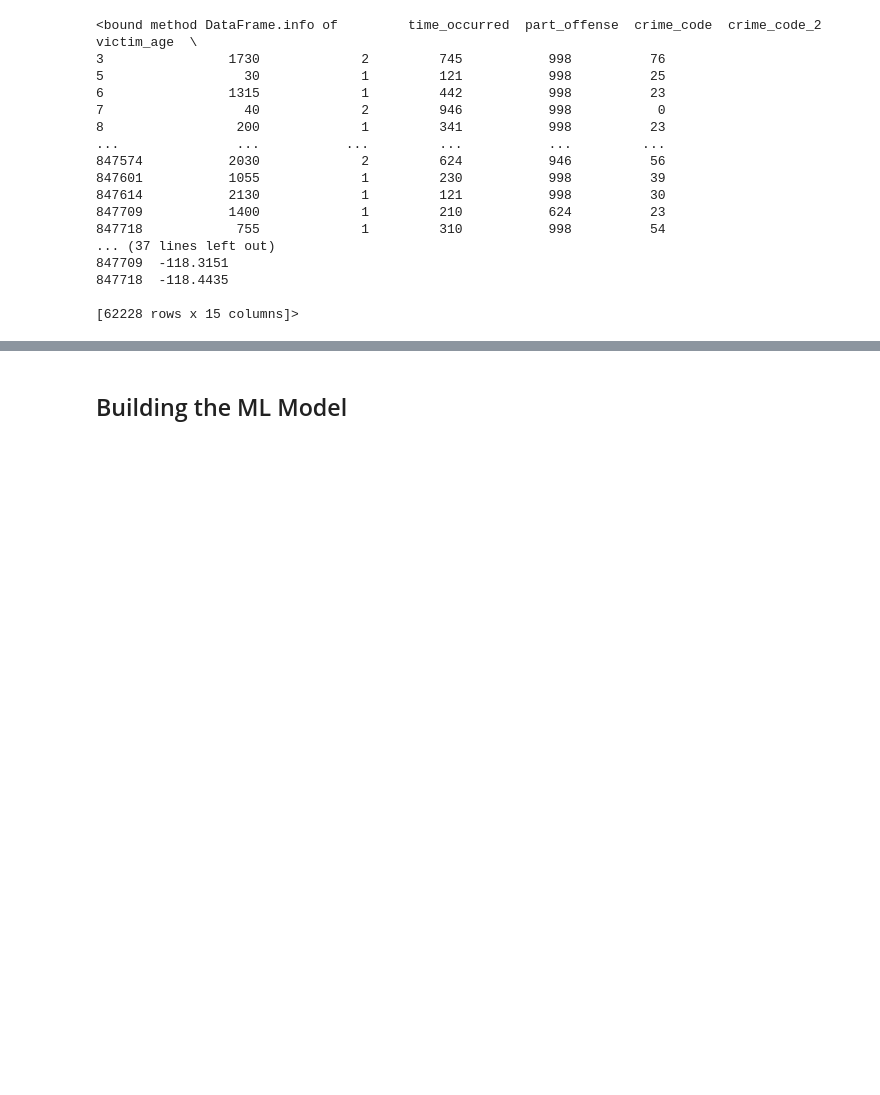
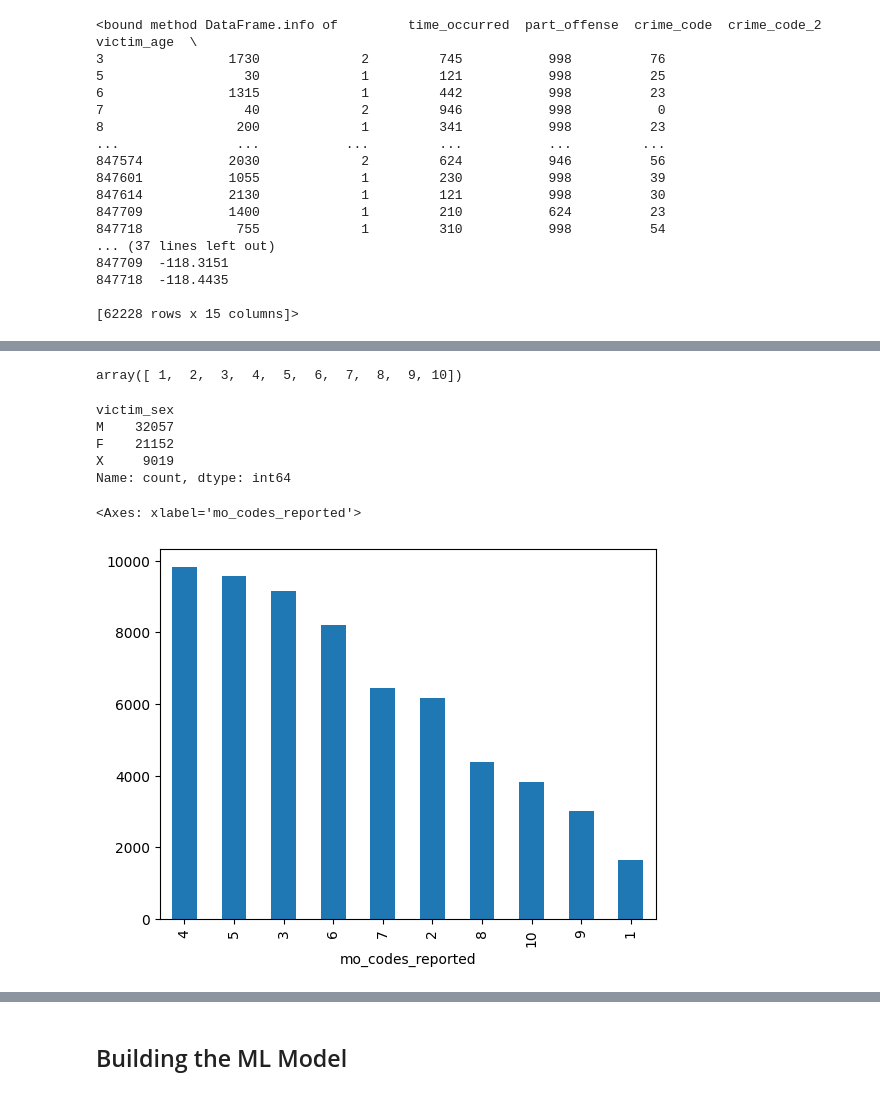
Before and after one commit to fbetan/ml-lapd-crime, a Jupyter notebook: lapd_crime_mlproject.ipynb, the cells around one changed output, grey strips where cells are left out. Cells and saved outputs as stored; diff of their text form; code cells hidden in the pictures; blank space fills up the shorter version.

```diff
--- a/lapd_crime_mlproject.ipynb
+++ b/lapd_crime_mlproject.ipynb
@@ -577,9 +580,9 @@ rename_dictionary = {
     'LON':'longitude'
 }
 # %%
-more_cleaner_df = more_cleaner_df.rename(columns = rename_dictionary)
+clean_df = clean_df.rename(columns = rename_dictionary)
 
-more_cleaner_df.columns
+clean_df.columns
 # %% [output]
 Index(['Date Rptd', 'time_occurred', 'reporting_district', 'part_offense',
        'crime_code', 'mo_codes', 'victim_age', 'victim_sex', 'victim_descent',
@@ -589,20 +592,20 @@ Index(['Date Rptd', 'time_occurred', 'reporting_district', 'part_offense',
       dtype='object')
 # %%
 
-more_cleaner_df = more_cleaner_df.drop(['Date Rptd', 'date_occurred','date_reported'], axis = 1)
+clean_df = clean_df.drop(['Date Rptd', 'date_occurred','date_reported'], axis = 1)
 # %% [markdown]
 The amount of MO Codes per incident varies greatly across the dataset, and may indicate how complete each incident report could be. In this case, we'll change the MO code column to indicate how many different MO Codes were reported with each incident.
 # %%
-mcs = (more_cleaner_df['mo_codes'])
+mcs = (clean_df['mo_codes'])
 
 str_mcs = [str(x) for x in mcs]
 
 new_list = [list(x.split(" ")) for x in str_mcs]
 
 lens = [len(x) for x in new_list]
-more_cleaner_df['mo_codes_reported'] = lens
+clean_df['mo_codes_reported'] = lens
 # %%
-clean_df = more_cleaner_df[['time_occurred', 'part_offense', 'crime_code', 'crime_code_2',
+clean_df = clean_df[['time_occurred', 'part_offense', 'crime_code', 'crime_code_2',
                             'crime_code_3', 'crime_code_4', 'victim_age', 'victim_sex', 'victim_descent',
                             'weapon_used_code', 'premises_code', 'status_code', 'reporting_district', 'reporting_lag',
                             'mo_codes_reported', 'latitude', 'longitude']]
@@ -678,0 +724,19 @@ multi_crime.info
+# %%
+np.sort(multi_crime['mo_codes_reported'].unique())
+# %% [output]
+array([ 1,  2,  3,  4,  5,  6,  7,  8,  9, 10])
+# %%
+multi_crime['victim_sex'].value_counts()
+# %% [output]
+victim_sex
+M    32057
+F    21152
+X     9019
+Name: count, dtype: int64
+# %%
+import matplotlib.pyplot as plt
+
+multi_crime['mo_codes_reported'].value_counts().plot(kind='bar')
+# %% [output]
+<Axes: xlabel='mo_codes_reported'>
+[figure, added]
```
Also changed, not shown: parts of 49 cells of this notebook, 2 other files.
